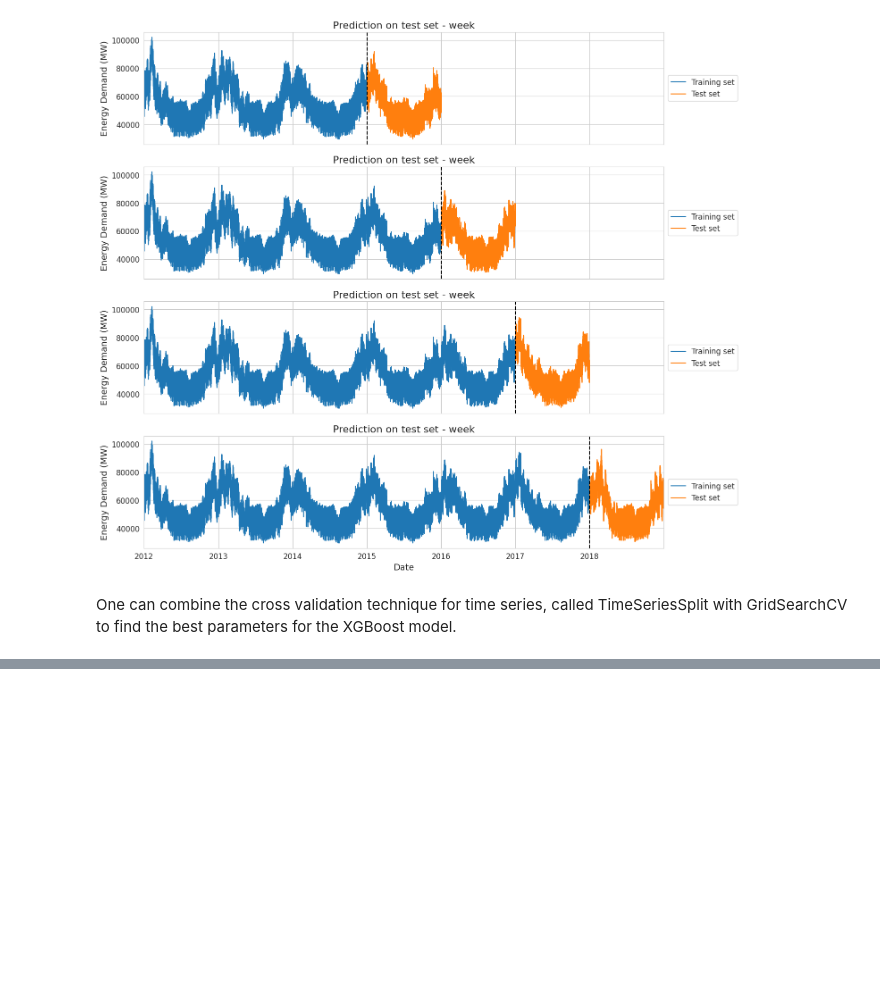
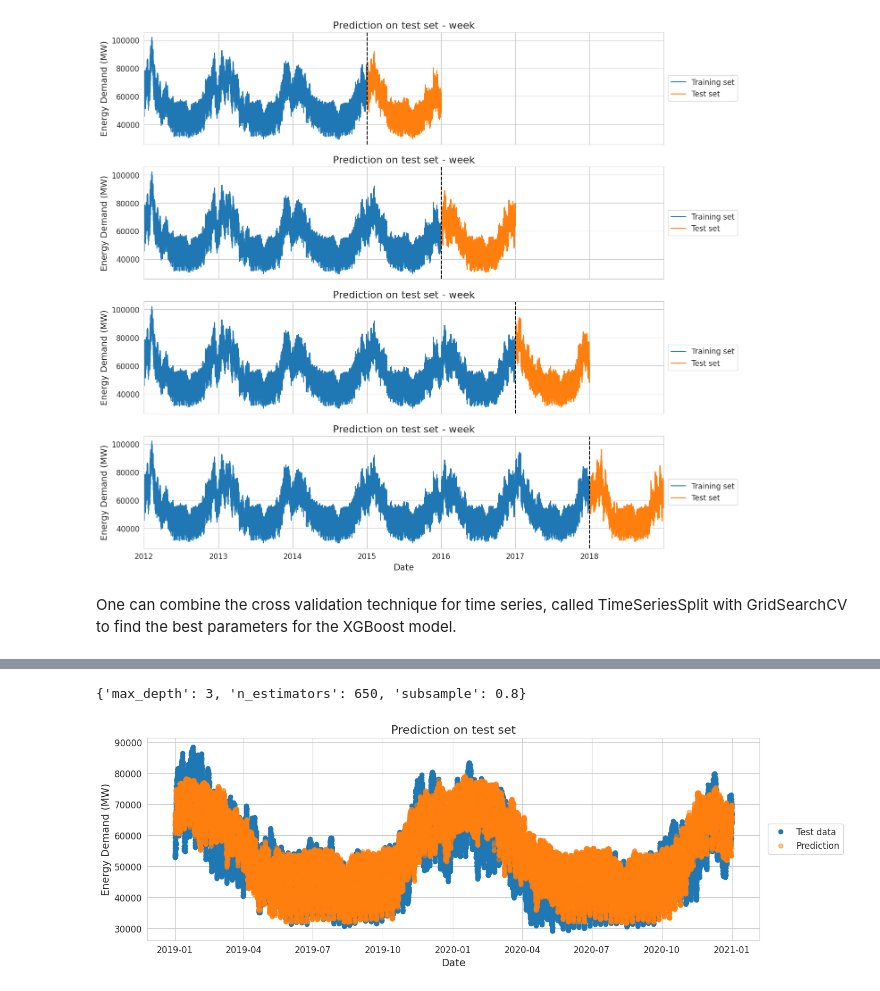
Before and after one commit to Guigz2/SP_Electrical_consumption, a Jupyter notebook: main.ipynb, the cells around one changed output, grey strips where cells are left out. Drawn from its saved outputs; the diff is of its cells as text; code cells hidden in the pictures; blank space fills up the shorter version.

Commit message:
xgboost param tuning, fix warnings, plot actual consumption

```diff
--- a/main.ipynb
+++ b/main.ipynb
@@ -697,0 +752,24 @@ You can try to debug the error by setting error_score='raise'.
+# %%
+xgb_search.best_params_
+# %% [output]
+{'max_depth': 3, 'n_estimators': 650, 'subsample': 0.8}
+# %%
+result_frame["pred_xgb_cv_gs"] = xgb_search.predict(X_test_cv)
+
+fig, ax = plt.subplots(figsize=(15, 5))
+ax.plot(result_frame.index, result_frame["consommation"], "o", label="Test data")
+ax.plot(
+    result_frame.index,
+    result_frame["pred_xgb_cv_gs"],
+    "o",
+    label="Prediction",
+    alpha=0.5,
+)
+
+ax.legend(loc="center", bbox_to_anchor=(1.075, 0.5))
+
+ax.set_title("Prediction on test set")
+ax.set_ylabel("Energy Demand (MW)")
+ax.set_xlabel("Date");
+# %% [output]
+[figure, added]
```
Also changed, not shown: parts of 5 cells of this notebook.
